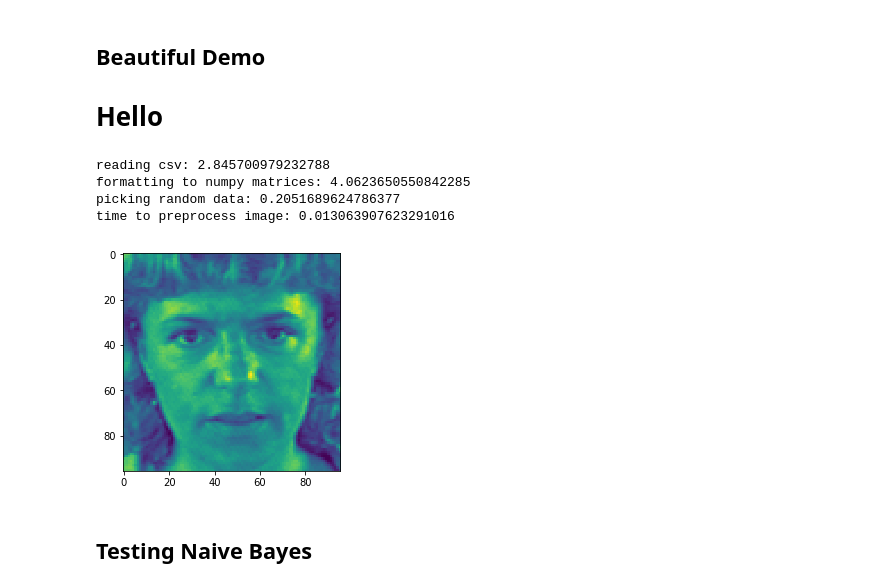
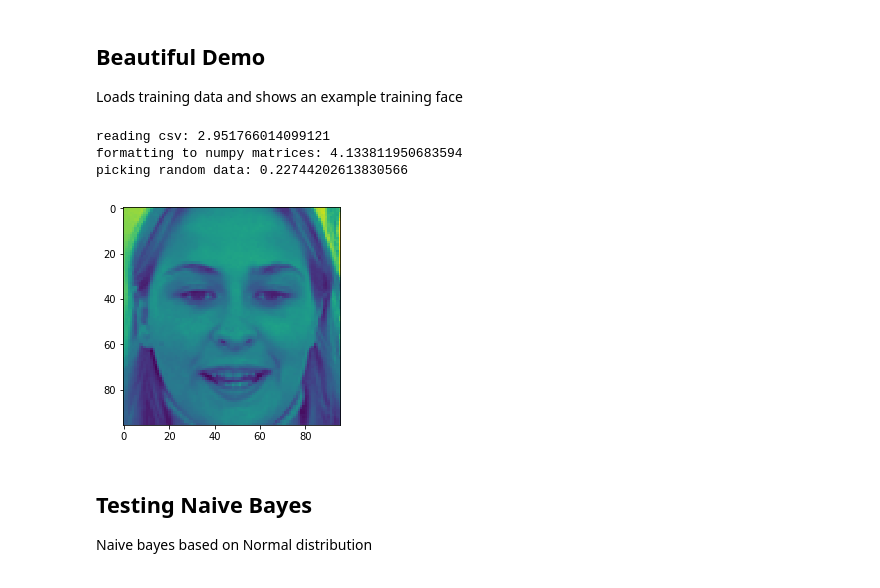
Before and after one commit to JonasRSV/HAR-Plus-Bayesian-Face-Recognition, a Jupyter notebook: Demo.ipynb, the cells around one changed output. Saved outputs shown, nothing was run; the diff lists cells and outputs as text; code cells hidden in the pictures.

```diff
--- a/Demo.ipynb
+++ b/Demo.ipynb
@@ -1,34 +1,29 @@
-# %% [markdown]
-## Beautiful Demo
-
-# Hello
+# %% [markdown]
+## Beautiful Demo
+
+Loads training data and shows an example training face
 # %%
 from matplotlib import pyplot as plt
 from read_data import training_validation
 
 from time import time
 from random import choice
 
 training, validation = training_validation()
 
 sample_image = choice(training)
 
-tp_ii = time()
-
-
-print("time to preprocess image: {}".format(time() - tp_ii))
-
-
 plt.imshow(sample_image)
 plt.show()
 # %% [output]
-reading csv: 2.845700979232788
-formatting to numpy matrices: 4.0623650550842285
-picking random data: 0.2051689624786377
-time to preprocess image: 0.013063907623291016
+reading csv: 2.951766014099121
+formatting to numpy matrices: 4.133811950683594
+picking random data: 0.22744202613830566
-[figure, old version]
+[figure, new version]
 # %% [markdown]
 ## Testing Naive Bayes
+
+Naive bayes based on Normal distribution
 # %%
 from naive_bayes import naive_bayes
 from numpy import zeros, arange
```
Also changed, not shown: parts of 5 cells of this notebook, 1 other file.
